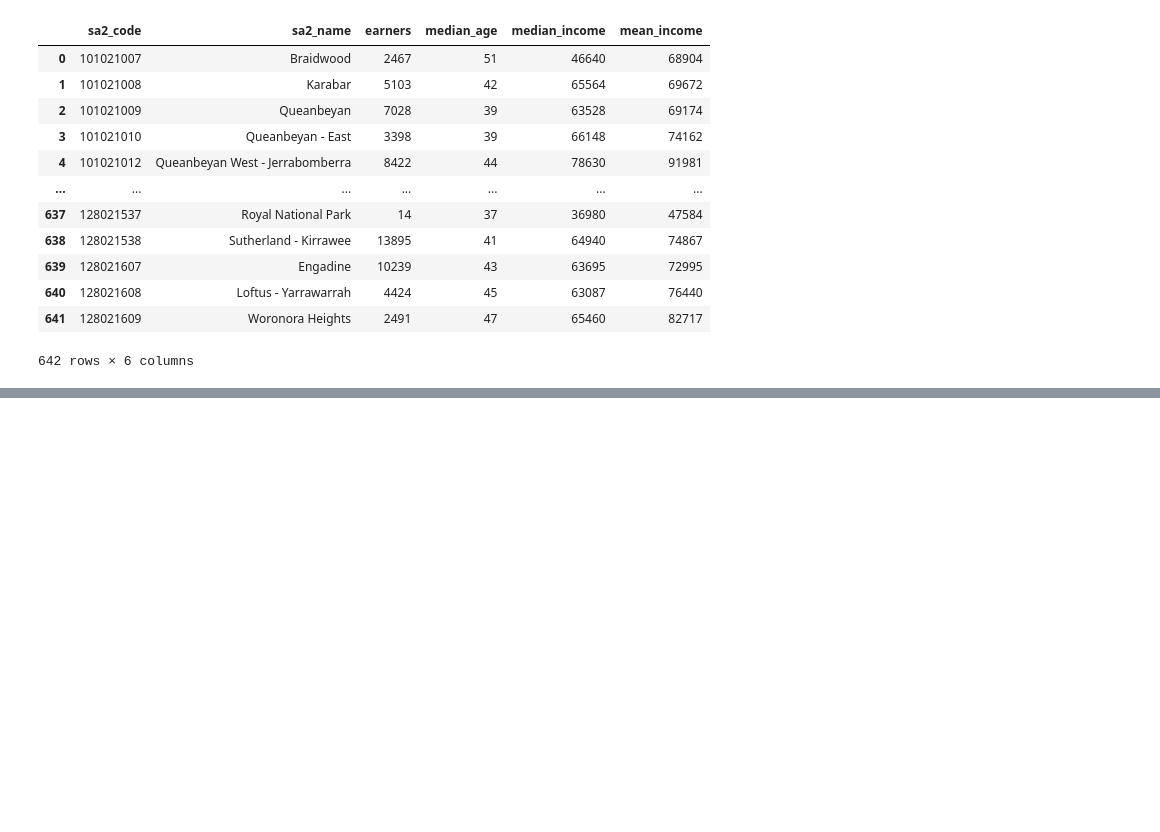
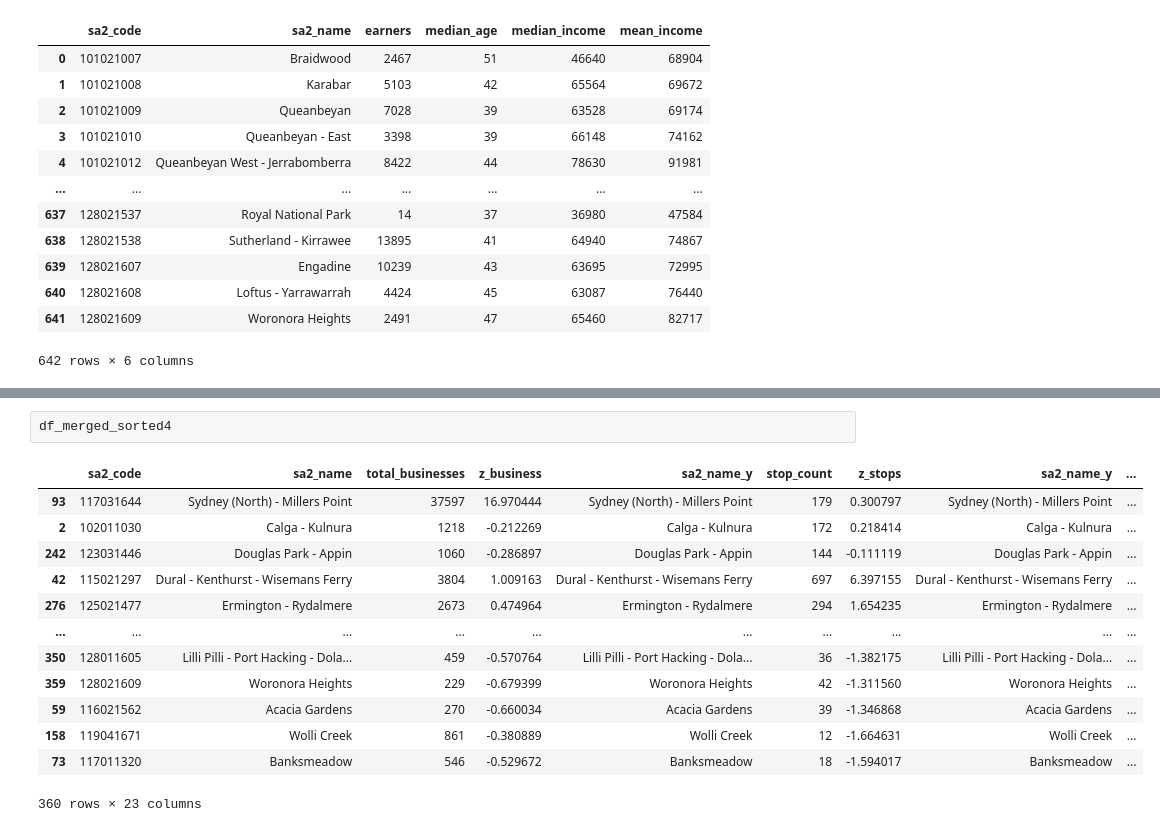
Before and after one commit to Loki4099/data2001_assignment, a Jupyter notebook: final_assignment.ipynb, the cells around one changed output, grey strips where cells are left out. Saved outputs shown, nothing was run; the diff lists cells and outputs as text; blank space fills up the shorter version.

```diff
--- a/final_assignment.ipynb
+++ b/final_assignment.ipynb
@@ -2093,0 +2392,16 @@ Correlation coefficient between final score and median income: -0.07160295272941
+# %%
+df_merged_sorted4
+# %% [output]
+|  | sa2_code | sa2_name | total_businesses | z_business | sa2_name_y | stop_count | z_stops | sa2_name_y | ... |
+| 93 | 117031644 | Sydney (North) - Millers Point | 37597 | 16.970444 | Sydney (North) - Millers Point | 179 | 0.300797 | Sydney (North) - Millers Point | ... |
+| 2 | 102011030 | Calga - Kulnura | 1218 | -0.212269 | Calga - Kulnura | 172 | 0.218414 | Calga - Kulnura | ... |
+| 242 | 123031446 | Douglas Park - Appin | 1060 | -0.286897 | Douglas Park - Appin | 144 | -0.111119 | Douglas Park - Appin | ... |
+| 42 | 115021297 | Dural - Kenthurst - Wisemans Ferry | 3804 | 1.009163 | Dural - Kenthurst - Wisemans Ferry | 697 | 6.397155 | Dural - Kenthurst - Wisemans Ferry | ... |
+| 276 | 125021477 | Ermington - Rydalmere | 2673 | 0.474964 | Ermington - Rydalmere | 294 | 1.654235 | Ermington - Rydalmere | ... |
+| ... | ... | ... | ... | ... | ... | ... | ... | ... | ... |
+| 350 | 128011605 | Lilli Pilli - Port Hacking - Dola... | 459 | -0.570764 | Lilli Pilli - Port Hacking - Dola... | 36 | -1.382175 | Lilli Pilli - Port Hacking - Dola... | ... |
+| 359 | 128021609 | Woronora Heights | 229 | -0.679399 | Woronora Heights | 42 | -1.311560 | Woronora Heights | ... |
+| 59 | 116021562 | Acacia Gardens | 270 | -0.660034 | Acacia Gardens | 39 | -1.346868 | Acacia Gardens | ... |
+| 158 | 119041671 | Wolli Creek | 861 | -0.380889 | Wolli Creek | 12 | -1.664631 | Wolli Creek | ... |
+| 73 | 117011320 | Banksmeadow | 546 | -0.529672 | Banksmeadow | 18 | -1.594017 | Banksmeadow | ... |
+360 rows × 23 columns
```
Also changed, not shown: parts of 23 cells of this notebook.
